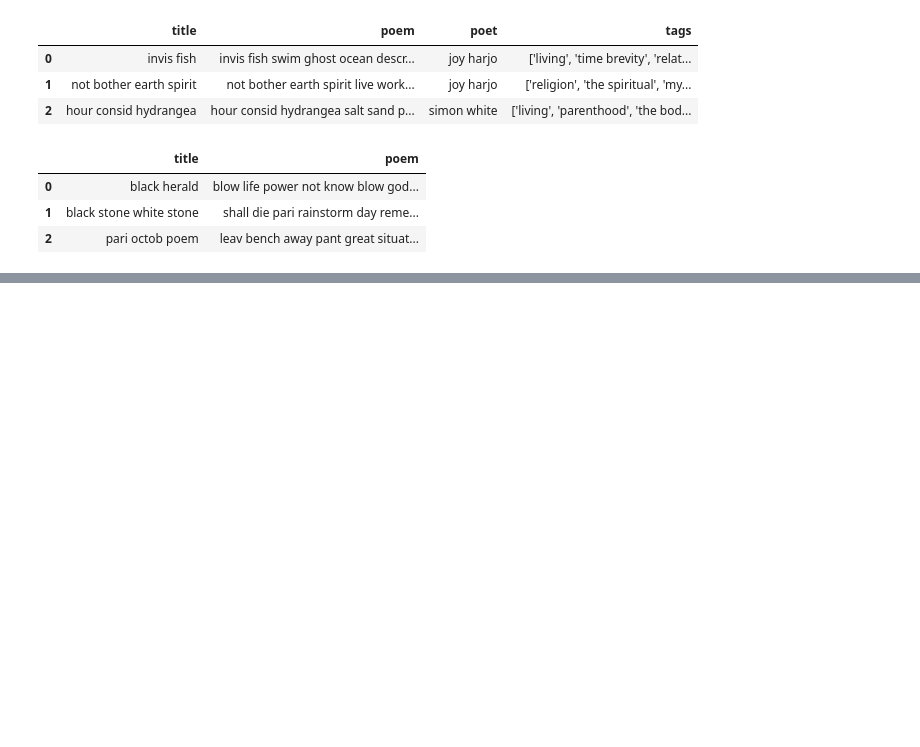
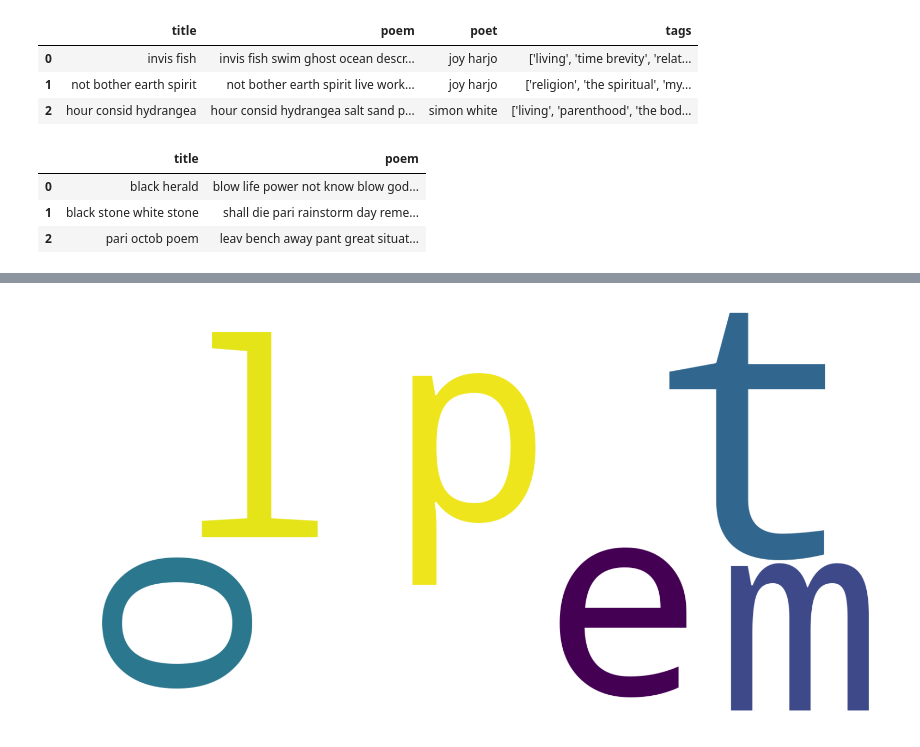
Before and after one commit to HubertRonald/VersoVector, a Jupyter notebook: notebook/02_embeddings_unsupervised.ipynb, the cells around one changed output, grey strips where cells are left out. Saved outputs shown, nothing was run; the diff lists cells and outputs as text; code cells hidden in the pictures; blank space fills up the shorter version.

```diff
--- a/notebook/02_embeddings_unsupervised.ipynb
+++ b/notebook/02_embeddings_unsupervised.ipynb
@@ -89,7 +94,7 @@ poetry_df: PandasDF = (
     pd.read_csv(
         str(poetry_fundation_cleaned),
         **setup_load
-    )
+    ).dropna(subset=['title'])
 )
 
 cv_df: PandasDF = (
@@ -121,0 +161,3 @@ display(cv_df.head(3))
+# %%
+cosine_sim = linear_kernel(tfidf_matrix, tfidf_matrix)
+cosine_sim
@@ -121,0 +172,22 @@ display(cv_df.head(3))
+# %%
+def recomendador(title, cosine_sim=cosine_sim, df=new_poems_df):
+
+    #Paso 2
+    df = df.reset_index()
+    indices = pd.Series(df.index, index=df.title).drop_duplicates()
+    #Paso 3
+    idx = indices[title]
+
+    #Paso 4
+    sim_scores = list(enumerate(cosine_sim[idx]))
+
+    #Paso 5
+    sim_scores = sorted(sim_scores, key=lambda x: x[1], reverse=True)
+
+    #Paso 6
+    sim_scores = sim_scores[1:11]
+
+    _indices = [i[0] for i in sim_scores]
+
+    #Paso 7
+    return pd.DataFrame(df.title.iloc[_indices])
@@ -121,0 +208,19 @@ display(cv_df.head(3))
+# %%
+#ponemos en un vector los poemas recomendadas
+poems = new_poems_df[new_poems_df.title.isin(recomendador('black herald'))]
+
+#Limpiamos el texto
+text = " ".join(poems)
+text = preprocess(text)
+text = ' '.join(text)
+# lematizar
+
+# Armamos la nube de palabras
+wordcloud = WordCloud(width = 1600, height = 800,
+    background_color = "white").generate(text)
+plt.figure(figsize = (20, 10))
+plt.imshow(wordcloud, interpolation = 'bilinear')
+plt.axis("off")
+plt.show()
+# %% [output]
+[figure, added]
```
Also changed, not shown: parts of 6 cells of this notebook, 1 other file.
